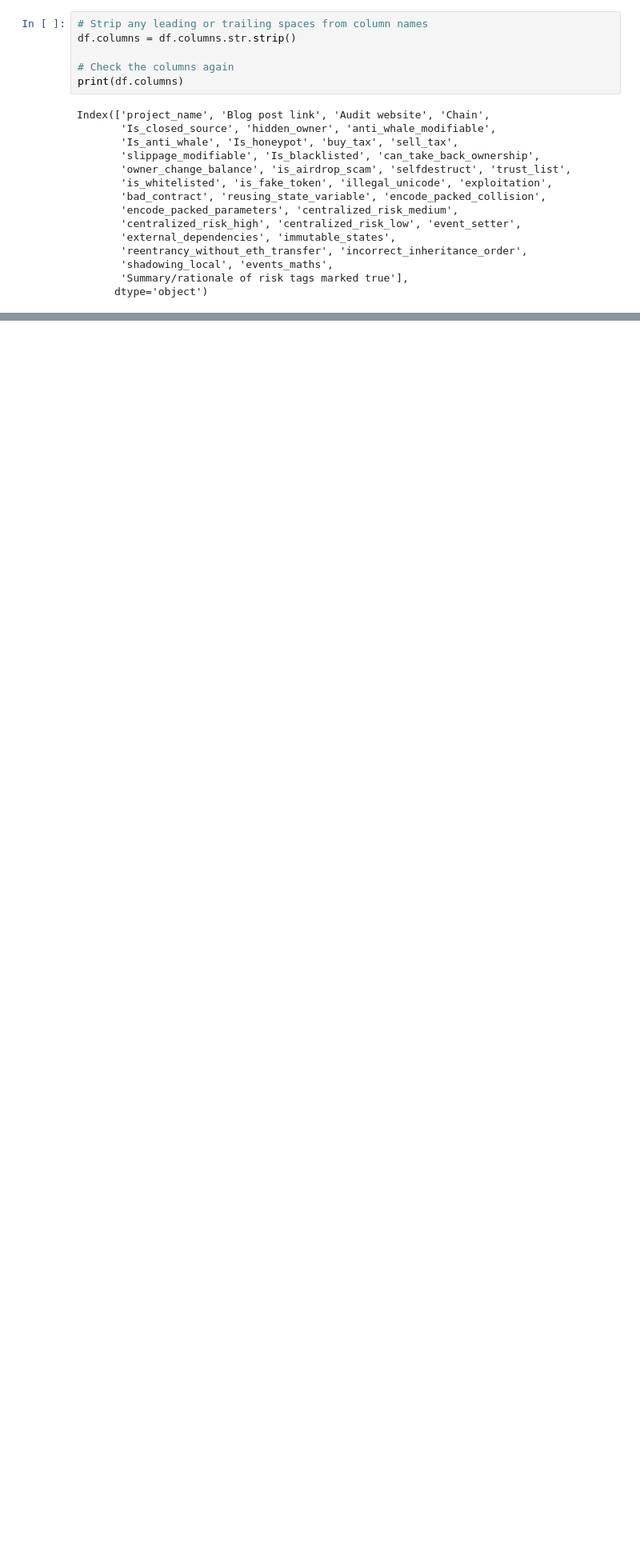
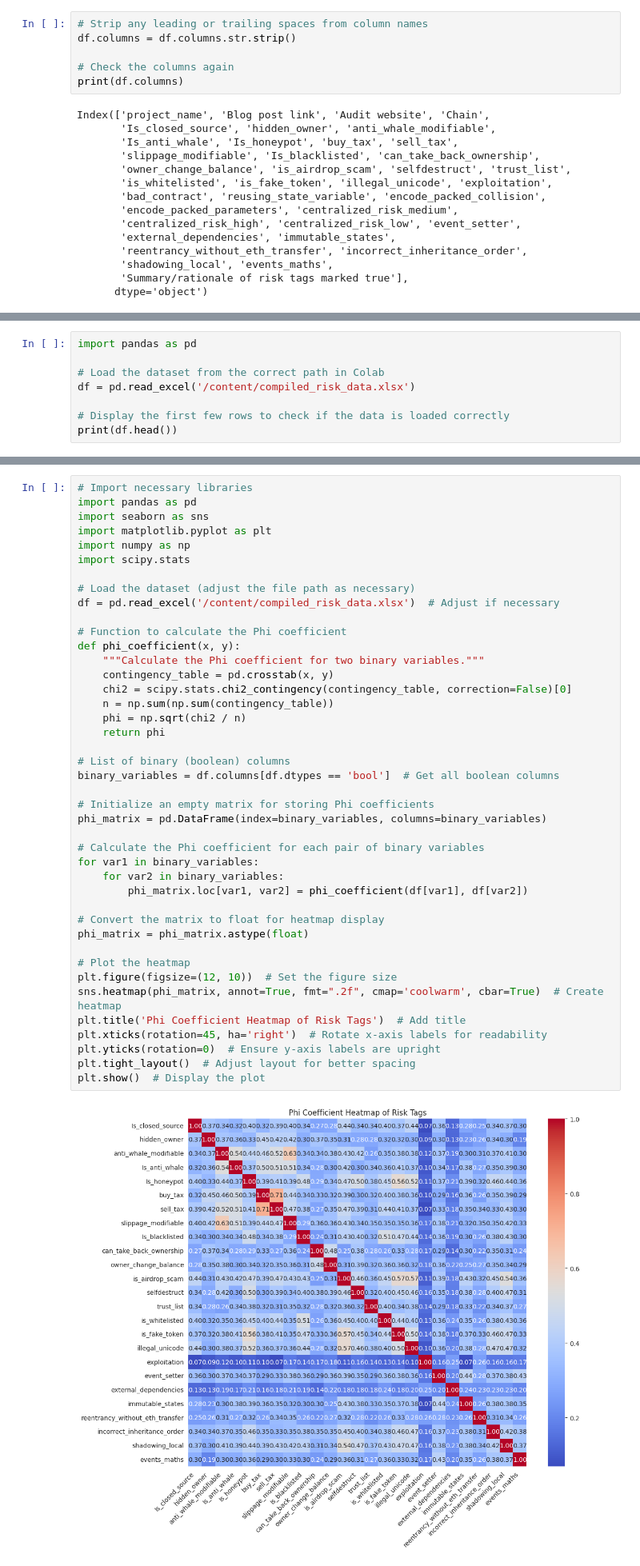
Before and after one commit to chekwube-ononuju/Externship-Web3-Analysis, a Jupyter notebook: Frequency_Analysis_of_Smart_Contract_Risks.ipynb, the cells around one changed output, grey strips where cells are left out. Shown at 80% size. Cells and saved outputs as stored; diff of their text form; blank space fills up the shorter version.

```diff
--- a/Frequency_Analysis_of_Smart_Contract_Risks.ipynb
+++ b/Frequency_Analysis_of_Smart_Contract_Risks.ipynb
@@ -209,0 +210,8 @@ Thank you for following along, and happy coding!
+# %%
+import pandas as pd
+
+# Load the dataset from the correct path in Colab
+df = pd.read_excel('/content/compiled_risk_data.xlsx')
+
+# Display the first few rows to check if the data is loaded correctly
+print(df.head())
@@ -210,3 +265,47 @@ Thank you for following along, and happy coding!
+# %%
+# Import necessary libraries
+import pandas as pd
+import seaborn as sns
+import matplotlib.pyplot as plt
+import numpy as np
+import scipy.stats
+
+# Load the dataset (adjust the file path as necessary)
+df = pd.read_excel('/content/compiled_risk_data.xlsx')  # Adjust if necessary
+
+# Function to calculate the Phi coefficient
+def phi_coefficient(x, y):
+    """Calculate the Phi coefficient for two binary variables."""
+    contingency_table = pd.crosstab(x, y)
+    chi2 = scipy.stats.chi2_contingency(contingency_table, correction=False)[0]
+    n = np.sum(np.sum(contingency_table))
+    phi = np.sqrt(chi2 / n)
+    return phi
+
+# List of binary (boolean) columns
+binary_variables = df.columns[df.dtypes == 'bool']  # Get all boolean columns
+
+# Initialize an empty matrix for storing Phi coefficients
+phi_matrix = pd.DataFrame(index=binary_variables, columns=binary_variables)
+
+# Calculate the Phi coefficient for each pair of binary variables
+for var1 in binary_variables:
+    for var2 in binary_variables:
+        phi_matrix.loc[var1, var2] = phi_coefficient(df[var1], df[var2])
+
+# Convert the matrix to float for heatmap display
+phi_matrix = phi_matrix.astype(float)
+
+# Plot the heatmap
+plt.figure(figsize=(12, 10))  # Set the figure size
+sns.heatmap(phi_matrix, annot=True, fmt=".2f", cmap='coolwarm', cbar=True)  # Create heatmap
+plt.title('Phi Coefficient Heatmap of Risk Tags')  # Add title
+plt.xticks(rotation=45, ha='right')  # Rotate x-axis labels for readability
+plt.yticks(rotation=0)  # Ensure y-axis labels are upright
+plt.tight_layout()  # Adjust layout for better spacing
+plt.show()  # Display the plot
+# %% [output]
+[figure, added]
 # %% [markdown]
 ## Tips for Further Learning
 - Explore the [pandas documentation](https://pandas.pydata.org/pandas-docs/stable/) for more advanced data manipulation techniques.
```
Also changed, not shown: parts of 6 cells of this notebook.
